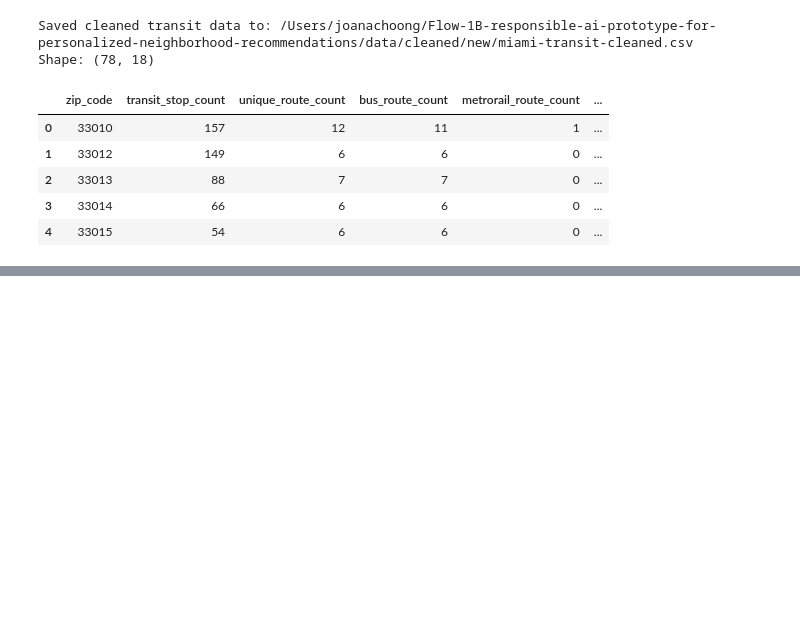
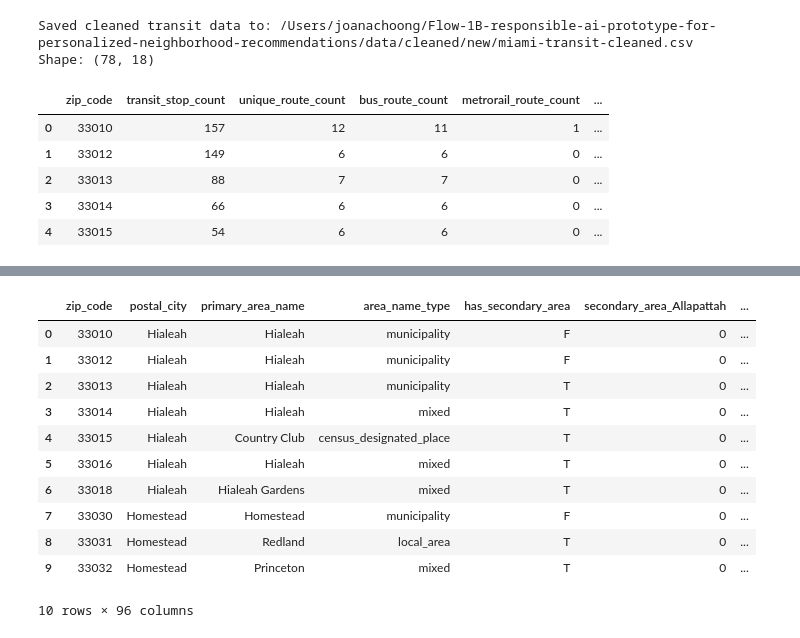
Before and after one commit to Break-Through-Tech/Flow-1B-responsible-ai-prototype-for-personalized-neighborhood-recommendations, a Jupyter notebook: notebooks/cleaning-new-data.ipynb, the cells around one changed output, grey strips where cells are left out. Saved outputs shown, nothing was run; the diff lists cells and outputs as text; code cells hidden in the pictures; blank space fills up the shorter version.

Commit message:
added area name data

```diff
--- a/notebooks/cleaning-new-data.ipynb
+++ b/notebooks/cleaning-new-data.ipynb
@@ -1348,0 +1470,2 @@ Shape: (78, 18)
+# %%
+city_names.drop(columns=['municipality_name', 'source','coverage_pct'],inplace=True)
@@ -1348,0 +1545,15 @@ Shape: (78, 18)
+# %%
+city_names.head(10)
+# %% [output]
+|  | zip_code | postal_city | primary_area_name | area_name_type | has_secondary_area | secondary_area_Allapattah | ... |
+| 0 | 33010 | Hialeah | Hialeah | municipality | F | 0 | ... |
+| 1 | 33012 | Hialeah | Hialeah | municipality | F | 0 | ... |
+| 2 | 33013 | Hialeah | Hialeah | municipality | T | 0 | ... |
+| 3 | 33014 | Hialeah | Hialeah | mixed | T | 0 | ... |
+| 4 | 33015 | Hialeah | Country Club | census_designated_place | T | 0 | ... |
+| 5 | 33016 | Hialeah | Hialeah | mixed | T | 0 | ... |
+| 6 | 33018 | Hialeah | Hialeah Gardens | mixed | T | 0 | ... |
+| 7 | 33030 | Homestead | Homestead | municipality | F | 0 | ... |
+| 8 | 33031 | Homestead | Redland | local_area | T | 0 | ... |
+| 9 | 33032 | Homestead | Princeton | mixed | T | 0 | ... |
+10 rows × 96 columns
```
Also changed, not shown: parts of 5 cells of this notebook, 4 other files.
